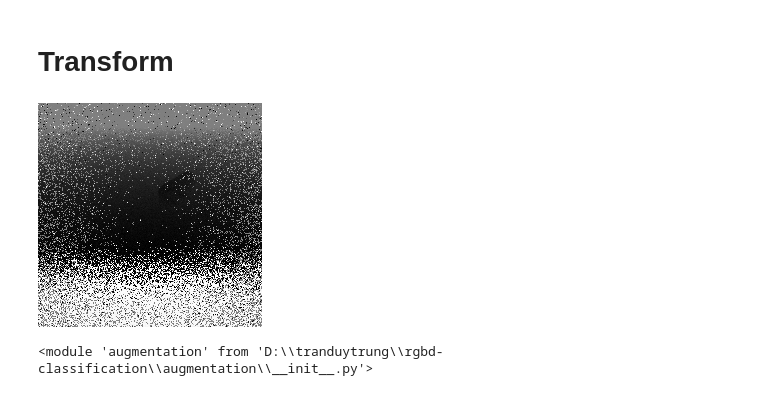
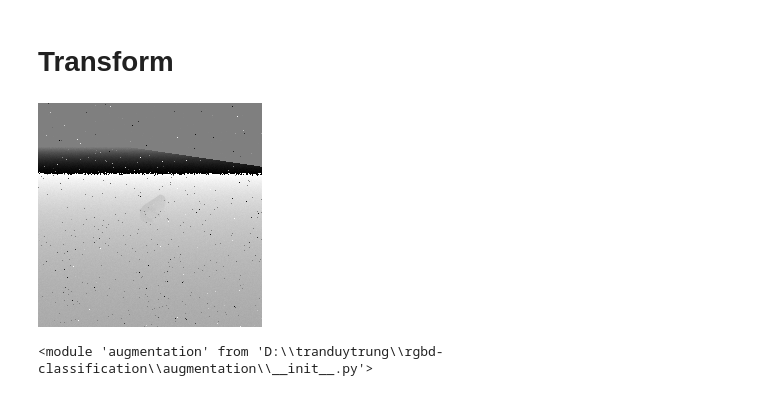
Before and after one commit to tranduytrung/rgbd-classification, a Jupyter notebook: mybook.ipynb, the cells around one changed output. Cells and saved outputs as stored; diff of their text form; code cells hidden in the pictures.

Commit message:
training with depth information

```diff
--- a/mybook.ipynb
+++ b/mybook.ipynb
@@ -49,16 +49,16 @@ list([i2c[str(x)] for x in i.squeeze().numpy()])
 depth = loaders.depth_from_exr(r'D:\tranduytrung\rgbd-classification\data\gen\tag\tag.0014.depth.exr')
 # %%
 t = torchvision.transforms.Compose([
-        augmentation.CropAndResize((224,224), scale=(0.25, 1.0)),
+#         augmentation.CropAndResize((224,224), scale=(0.5, 1.0)),
         torchvision.transforms.ToTensor(),
         augmentation.DepthTranslate(minmax=(0, .8), exclude_gt=None),
-        augmentation.GaussianNoise(std=0.01),
-        augmentation.DepthNoise(size=224, sigma=130, pivot=0.99),
+        augmentation.GaussianNoise(std=0.005),
+        augmentation.DepthUniformNoise(p=0.01, minmax=(0.15, 1.0)),
         augmentation.Clamp((0.15, 1.0)),
         torchvision.transforms.Normalize(mean=[0.575], std=[0.85])
     ])
 dimage = t(depth)
 torchvision.transforms.ToPILImage()(dimage)
 # %% [output]
-[figure, old version]
+[figure, new version]
 # %%
```
Also changed, not shown: parts of 4 cells of this notebook, 21 other files.
